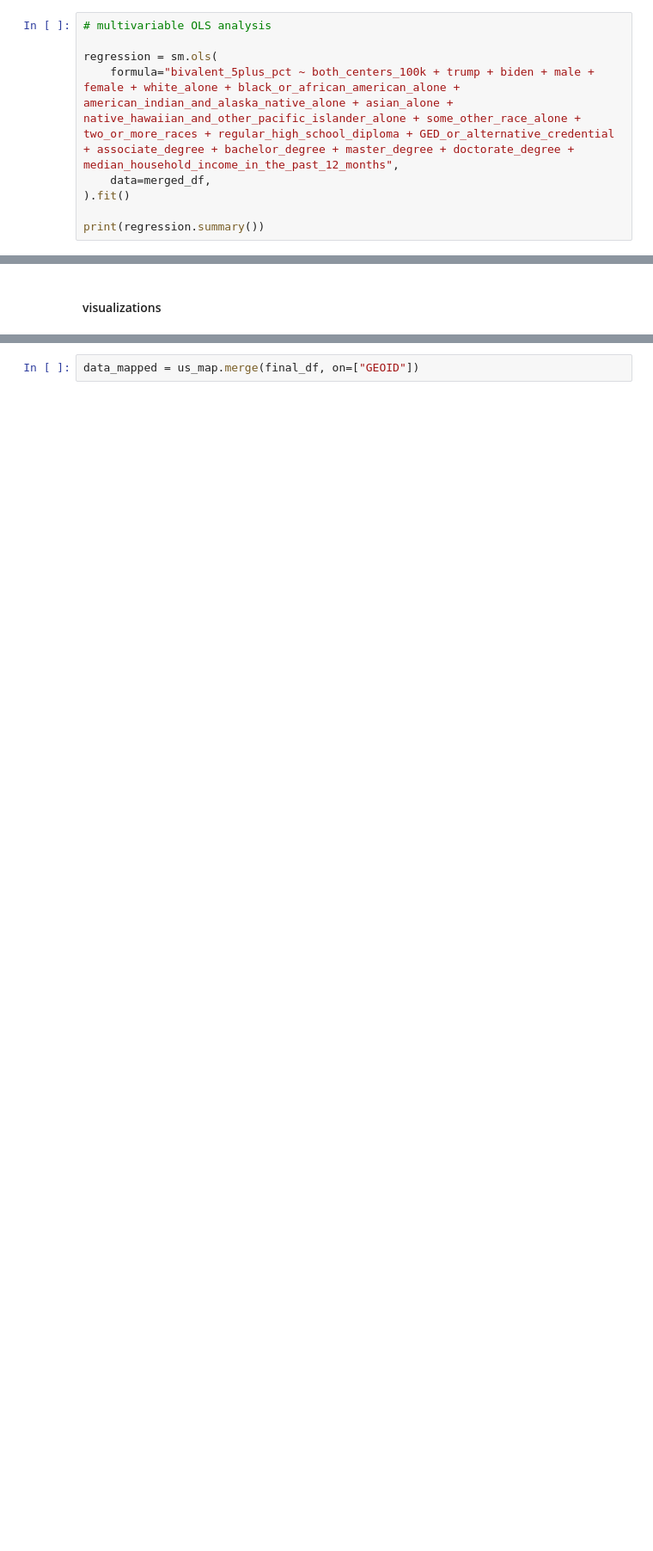
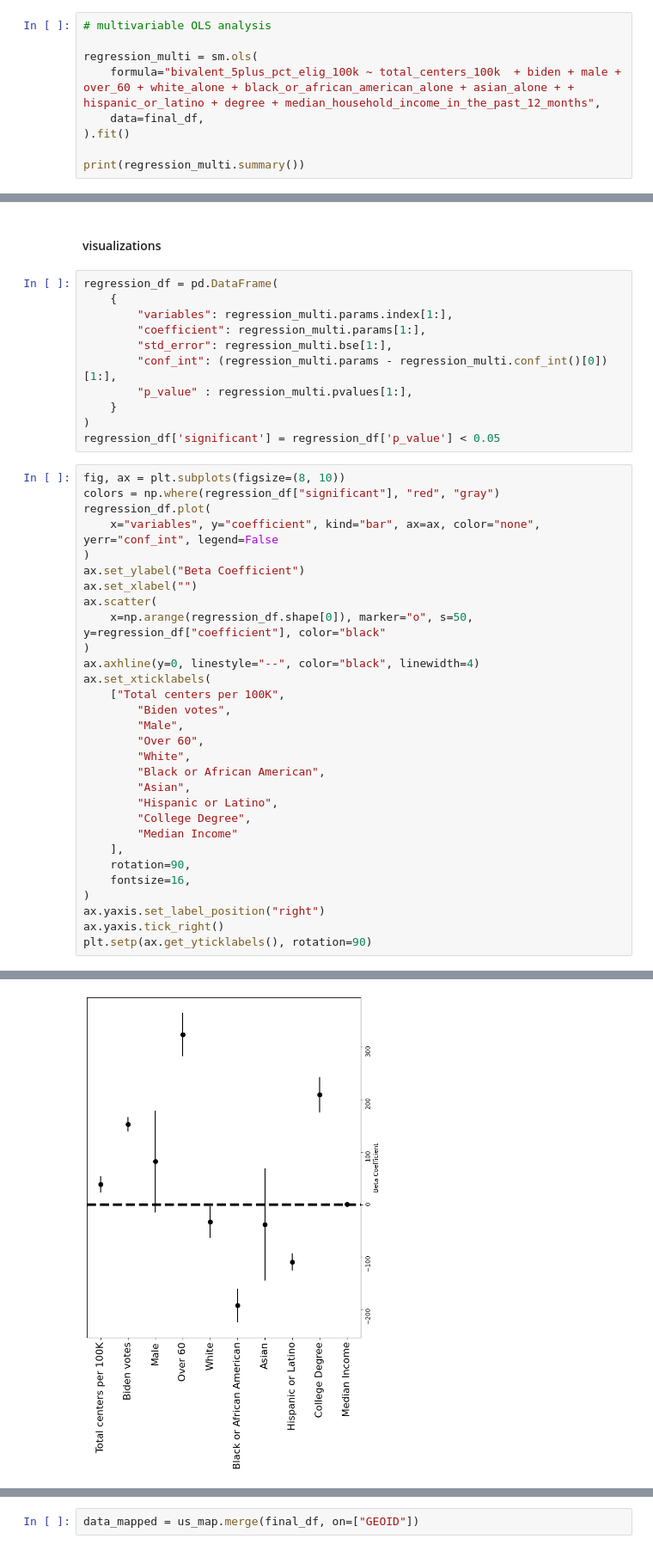
Before and after one commit to youribenadjaoud/mph-thesis, a Jupyter notebook: src/notebooks/county_level.ipynb, the cells around one changed output, grey strips where cells are left out. Shown at 86% size. Saved outputs shown, nothing was run; the diff lists cells and outputs as text; blank space fills up the shorter version.

```diff
--- a/src/notebooks/county_level.ipynb
+++ b/src/notebooks/county_level.ipynb
@@ -796,10 +932,10 @@ Notes:
 # %%
 # multivariable OLS analysis
 
-regression = sm.ols(
-    formula="bivalent_5plus_pct ~ both_centers_100k + trump + biden + male + female + white_alone + black_or_african_american_alone + american_indian_and_alaska_native_alone + asian_alone + native_hawaiian_and_other_pacific_islander_alone + some_other_race_alone + two_or_more_races + regular_high_school_diploma + GED_or_alternative_credential + associate_degree + bachelor_degree + master_degree + doctorate_degree + median_household_income_in_the_past_12_months",
-    data=merged_df,
+regression_multi = sm.ols(
+    formula="bivalent_5plus_pct_elig_100k ~ total_centers_100k  + biden + male + over_60 + white_alone + black_or_african_american_alone + asian_alone + + hispanic_or_latino + degree + median_household_income_in_the_past_12_months",
+    data=final_df,
 ).fit()
 
-print(regression.summary())
+print(regression_multi.summary())
 # %% [output]
@@ -823,2 +959,44 @@ strong multicollinearity problems or that the design matrix is singular.
 # %% [markdown]
 #### visualizations
+# %%
+regression_df = pd.DataFrame(
+    {
+        "variables": regression_multi.params.index[1:],
+        "coefficient": regression_multi.params[1:],
+        "std_error": regression_multi.bse[1:],
+        "conf_int": (regression_multi.params - regression_multi.conf_int()[0])[1:],
+        "p_value" : regression_multi.pvalues[1:],
+    }
+)
+regression_df['significant'] = regression_df['p_value'] < 0.05
+# %%
+fig, ax = plt.subplots(figsize=(8, 10))
+colors = np.where(regression_df["significant"], "red", "gray")
+regression_df.plot(
+    x="variables", y="coefficient", kind="bar", ax=ax, color="none", yerr="conf_int", legend=False
+)
+ax.set_ylabel("Beta Coefficient")
+ax.set_xlabel("")
+ax.scatter(
+    x=np.arange(regression_df.shape[0]), marker="o", s=50, y=regression_df["coefficient"], color="black"
+)
+ax.axhline(y=0, linestyle="--", color="black", linewidth=4)
+ax.set_xticklabels(
+    ["Total centers per 100K",
+        "Biden votes",
+        "Male",
+        "Over 60",
+        "White",
+        "Black or African American",
+        "Asian",
+        "Hispanic or Latino",
+        "College Degree",
+        "Median Income"
+    ],
+    rotation=90,
+    fontsize=16,
+)
+ax.yaxis.set_label_position("right")
+ax.yaxis.tick_right()
+plt.setp(ax.get_yticklabels(), rotation=90)
+# %% [output]
@@ -825,3 +1019,4 @@ strong multicollinearity problems or that the design matrix is singular.
+[figure, added]
 # %%
 # graph the relationsip between clinics and bivalent uptake
 ## this figure does not account for any covariates
```
Also changed, not shown: parts of 41 cells of this notebook.
